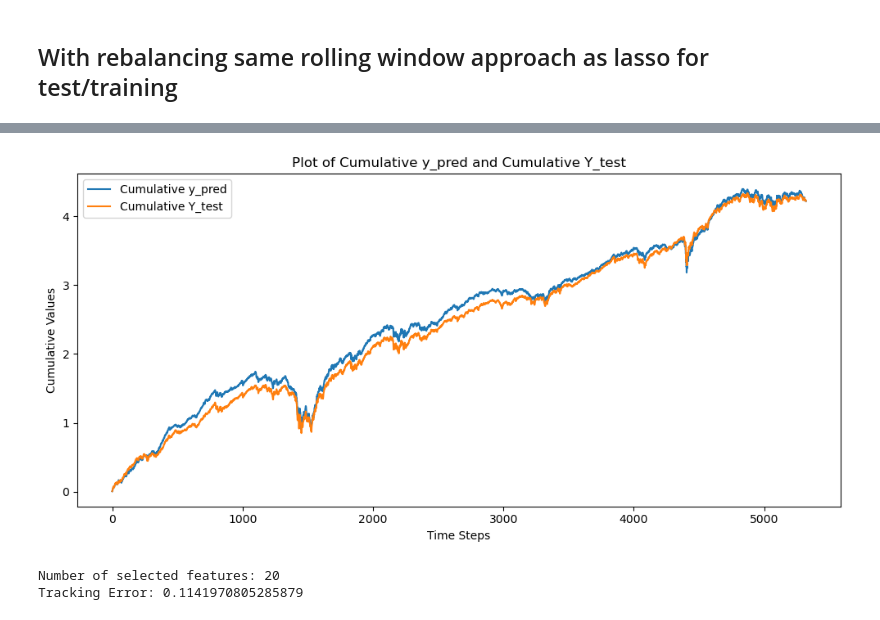
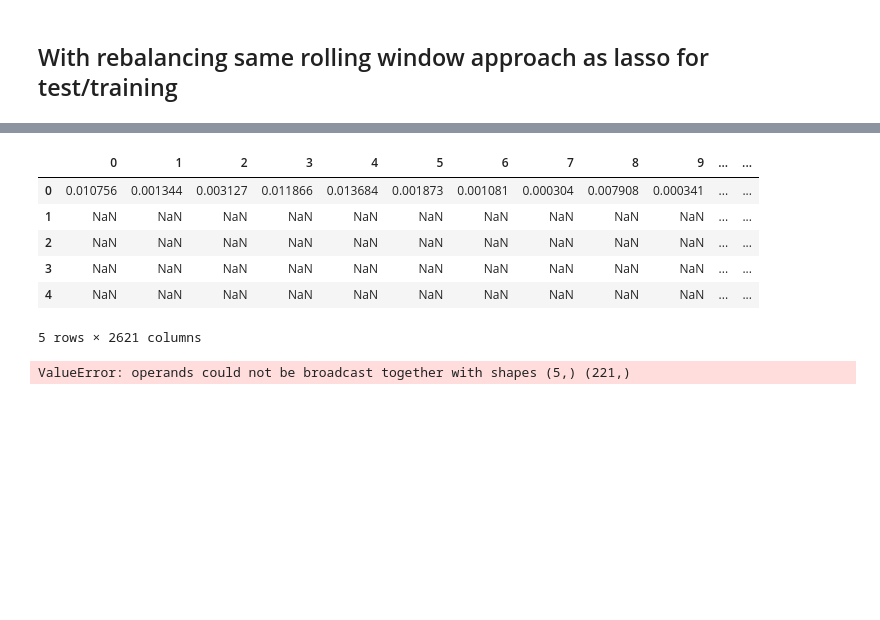
Before and after one commit to alexander-schaller/financial-machine-learning-projects-group2, a Jupyter notebook: Autoencoder.ipynb, the cells around one changed output, grey strips where cells are left out. Drawn from its saved outputs; the diff is of its cells as text; code cells hidden in the pictures; blank space fills up the shorter version.

```diff
--- a/Autoencoder.ipynb
+++ b/Autoencoder.ipynb
@@ -505,27 +650,0 @@ Avg. Relative Drawdown per rebalancing period: 6.375268174831211
-# %%
-Y_pred_final_LS
-# Compute the cumulative values
-cumulative_predicted_values = np.cumsum(Y_pred_final_LS)
-cumulative_Y_test = np.cumsum(Y_test)
-cum_returns_real = np.cumsum(Y[split_index:])
-
-plt.figure(figsize=(10, 5))
-
-plt.plot(cumulative_predicted_values, label='Cumulative y_pred')
-plt.plot(cum_returns_real, label='Cumulative Y_test')
-plt.xlabel('Time Steps')
-plt.ylabel('Cumulative Values')
-plt.title('Plot of Cumulative y_pred and Cumulative Y_test')
-plt.legend()
-
-plt.tight_layout()
-plt.show()
-
-print("Number of selected features:", selected_X_test.shape[1])
-
-tracking_error = np.sqrt(compute_mse(cum_returns_real, cumulative_predicted_values))
-print("Tracking Error:", tracking_error)
-# %% [output]
-[figure, removed]
-Number of selected features: 20
-Tracking Error: 0.1141970805285879
@@ -540,0 +651,37 @@ Treshhold = 0.0001
+# %%
+#convert results to dataframes
+
+Y_pred1_df = pd.DataFrame(Y_pred1)
+Y_pred2_df = pd.DataFrame(Y_pred2)
+Y_pred3_df = pd.DataFrame(Y_pred3)
+# %%
+Y_pred2_df
+# %% [output]
+|  | 0 | 1 | 2 | 3 | 4 | 5 | 6 | 7 | 8 | 9 | ... | ... |
+| 0 | 0.010756 | 0.001344 | 0.003127 | 0.011866 | 0.013684 | 0.001873 | 0.001081 | 0.000304 | 0.007908 | 0.000341 | ... | ... |
+| 1 | NaN | NaN | NaN | NaN | NaN | NaN | NaN | NaN | NaN | NaN | ... | ... |
+| 2 | NaN | NaN | NaN | NaN | NaN | NaN | NaN | NaN | NaN | NaN | ... | ... |
+| 3 | NaN | NaN | NaN | NaN | NaN | NaN | NaN | NaN | NaN | NaN | ... | ... |
+| 4 | NaN | NaN | NaN | NaN | NaN | NaN | NaN | NaN | NaN | NaN | ... | ... |
+5 rows × 2621 columns
+# %%
+tracking_errors = []
+
+for df in [Y_pred1_df, Y_pred2_df, Y_pred3_df]:
+    for column in df.columns:
+        tracking_error = np.sqrt(compute_mse(df[column], Y_test))
+        tracking_errors.append(tracking_error)
+
+# Plotting the time series of cumulative Y pred for each column
+for df in [Y_pred1_df, Y_pred2_df, Y_pred3_df]:
+    for column in df.columns:
+        cumulative_Y_pred = np.cumsum(df[column])
+        plt.plot(cumulative_Y_pred, label=column)
+
+plt.xlabel('Time Steps')
+plt.ylabel('Cumulative Y_pred')
+plt.title('Time Series of Cumulative Y_pred for each column')
+plt.legend()
+plt.show()
+# %% [output]
+ValueError: operands could not be broadcast together with shapes (5,) (221,)
```
Also changed, not shown: parts of 19 cells of this notebook, 10 other files.
